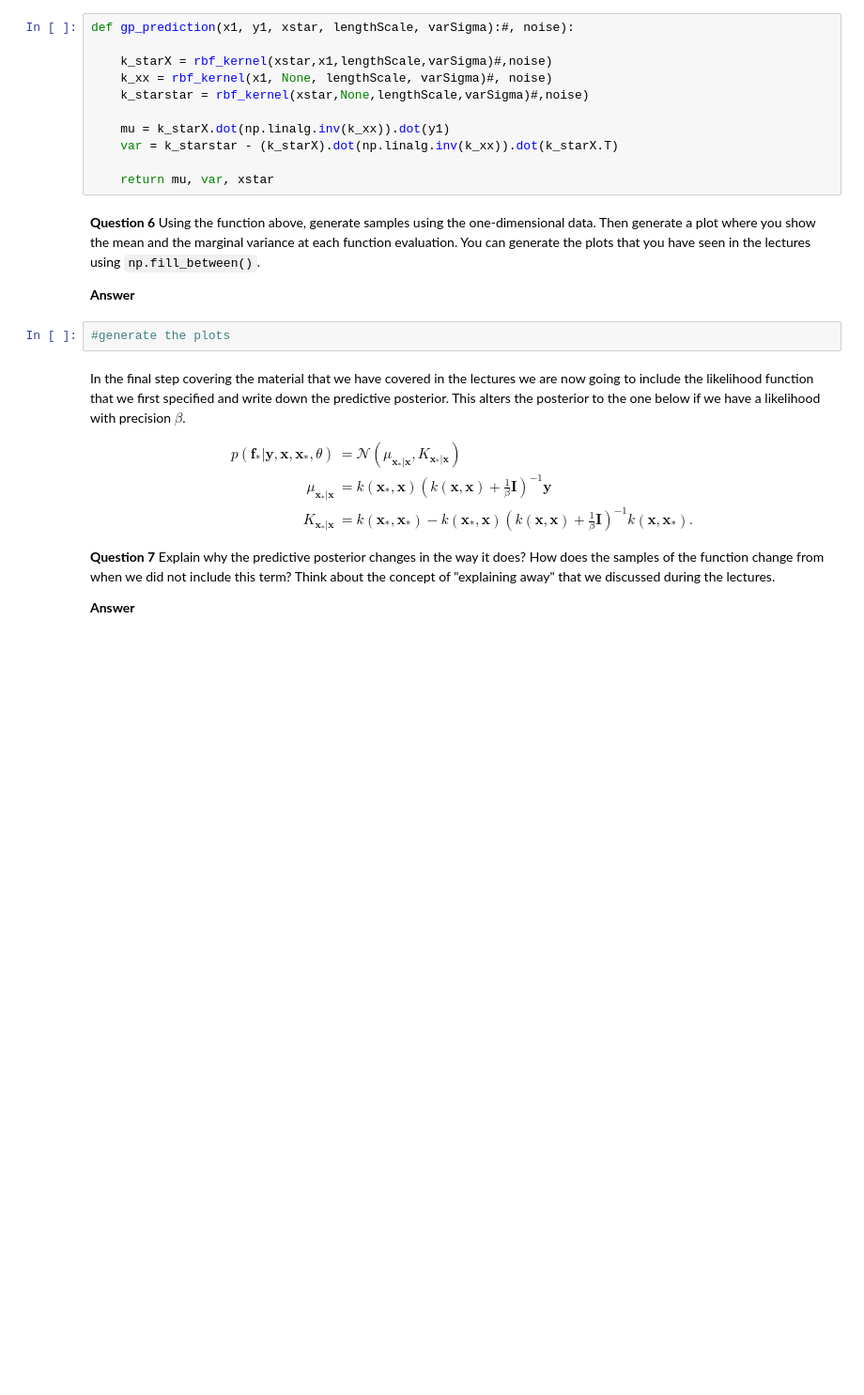
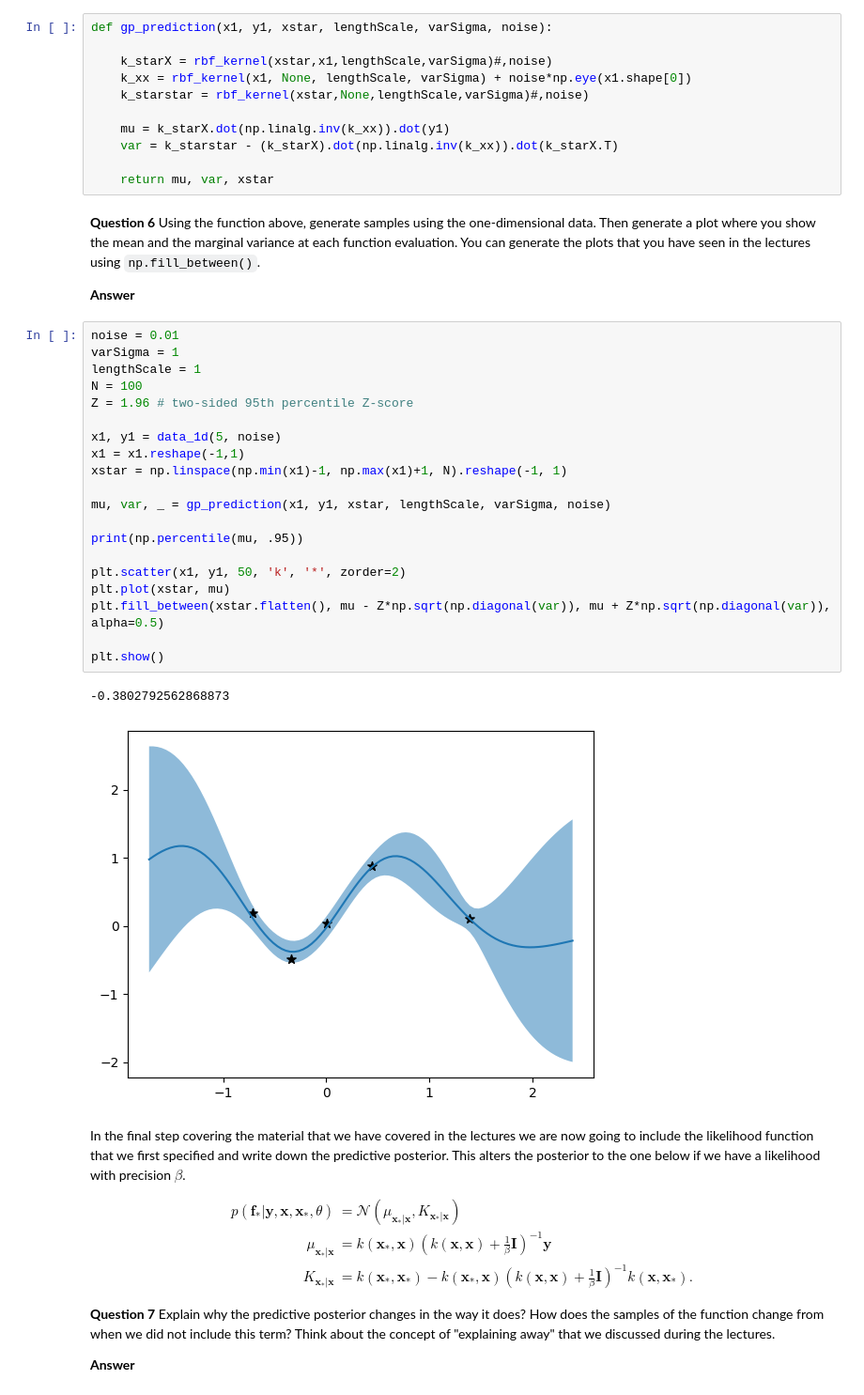
Before and after one commit to nyoma-diamond/L48_Assignments, a Jupyter notebook: gaussianprocess-notebook.ipynb, the cells around one changed output. Shown at 94% size. Cells and saved outputs as stored; diff of their text form; blank space fills up the shorter version.

```diff
--- a/gaussianprocess-notebook.ipynb
+++ b/gaussianprocess-notebook.ipynb
@@ -543,10 +542,10 @@ By doing this we can produce a new covariance matrix which takes into considerat
 # %% [markdown]
 Now let us implement the predictive posterior evaluated at data `x1, y1` and evaluated at `xstar`. You might want to be a bit more clever and implement a generic function that takes the matrices as input instead so that you can try different co-variance functions.
 # %%
-def gp_prediction(x1, y1, xstar, lengthScale, varSigma):#, noise):
+def gp_prediction(x1, y1, xstar, lengthScale, varSigma, noise):
 
 	k_starX = rbf_kernel(xstar,x1,lengthScale,varSigma)#,noise)
-	k_xx = rbf_kernel(x1, None, lengthScale, varSigma)#, noise)
+	k_xx = rbf_kernel(x1, None, lengthScale, varSigma) + noise*np.eye(x1.shape[0])
 	k_starstar = rbf_kernel(xstar,None,lengthScale,varSigma)#,noise)
 
 	mu = k_starX.dot(np.linalg.inv(k_xx)).dot(y1)
@@ -557,8 +556,29 @@ def gp_prediction(x1, y1, xstar, lengthScale, varSigma):#, noise):
 **Question 6** Using the function above, generate samples using the one-dimensional data. Then generate a plot where you show the mean and the marginal variance at each function evaluation. You can generate the plots that you have seen in the lectures using `np.fill_between()`.
 
 **Answer**
-# %%
-#generate the plots
+# %%
+noise = 0.01
+varSigma = 1
+lengthScale = 1
+N = 100
+Z = 1.96 # two-sided 95th percentile Z-score
+
+x1, y1 = data_1d(5, noise)
+x1 = x1.reshape(-1,1)
+xstar = np.linspace(np.min(x1)-1, np.max(x1)+1, N).reshape(-1, 1)
+
+mu, var, _ = gp_prediction(x1, y1, xstar, lengthScale, varSigma, noise)
+
+print(np.percentile(mu, .95))
+
+plt.scatter(x1, y1, 50, 'k', '*', zorder=2)
+plt.plot(xstar, mu)
+plt.fill_between(xstar.flatten(), mu - Z*np.sqrt(np.diagonal(var)), mu + Z*np.sqrt(np.diagonal(var)), alpha=0.5)
+
+plt.show()
+# %% [output]
+-0.3802792562868873
+[figure, added]
 # %% [markdown]
 In the final step covering the material that we have covered in the lectures we are now going to include the likelihood function that we first specified and write down the predictive posterior. This alters the posterior to the one below if we have a likelihood with precision $\beta$.
 
```
Also changed, not shown: parts of 10 cells of this notebook.
